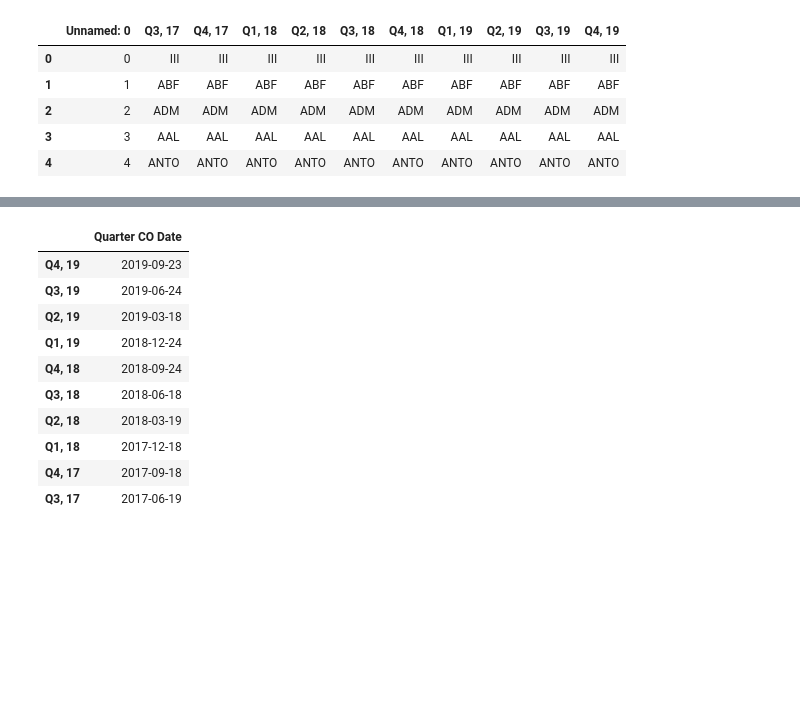
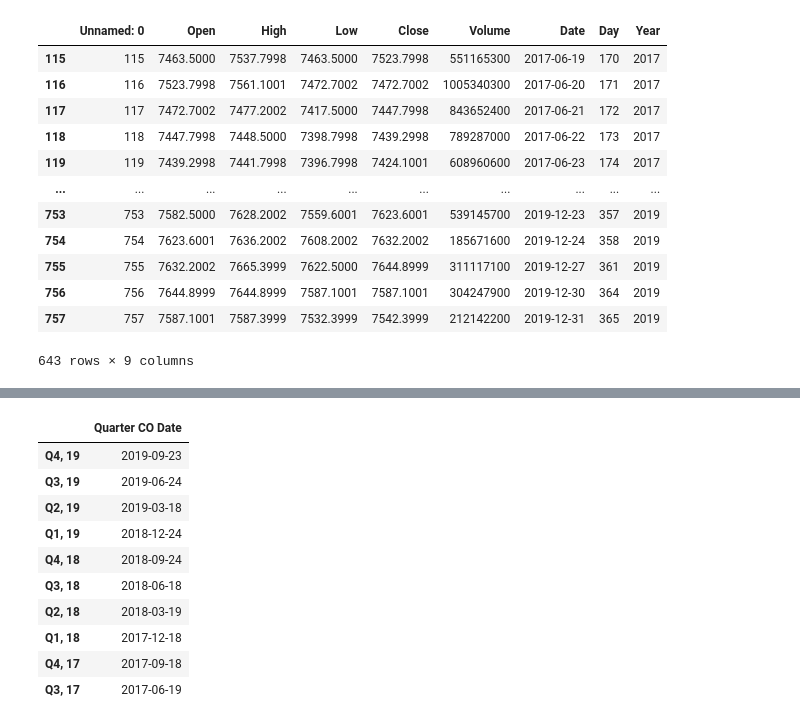
Before and after one commit to wmow/bloombergMDM, a Jupyter notebook: getIndexDivisor.ipynb, the cells around one changed output, grey strips where cells are left out. Saved outputs shown, nothing was run; the diff lists cells and outputs as text; code cells hidden in the pictures; blank space fills up the shorter version.

```diff
--- a/getIndexDivisor.ipynb
+++ b/getIndexDivisor.ipynb
@@ -8,18 +9,24 @@ warnings.simplefilter(action='ignore', category=FutureWarning)
 # %%
-freeFloats = pd.read_csv(r'extraCompanyDataFinal/freeFloatPercFinal.csv')
-sharesOutstanding = pd.read_csv(r'extraCompanyDataFinal/outstandingSharesFinal.csv')
+freeFloats = pd.read_csv(r'extraCompanyDataFinal/freeFloatBuffered.csv')
+sharesOutstanding = pd.read_csv(r'extraCompanyDataFinal/outSharesBuffered.csv')
 
 FTSE = pd.read_csv(r'FTSE17-20.csv')
 FTSE['Date'] = pd.to_datetime(FTSE['Date'])
-
+FTSE=FTSE[FTSE['Date'] > datetime.strptime('Jun 18, 2017', '%b %d, %Y').date()]
+FTSE=FTSE[FTSE['Date'] < datetime.strptime('Jan 01, 2020', '%b %d, %Y').date()]
 FTSEStocksEachQuarter = pd.read_csv(r'FTSEStocksEachQuarter.csv')
+FTSE
+# %% [output]
+|  | Unnamed: 0 | Open | High | Low | Close | Volume | Date | Day | Year |
+| 115 | 115 | 7463.5000 | 7537.7998 | 7463.5000 | 7523.7998 | 551165300 | 2017-06-19 | 170 | 2017 |
+| 116 | 116 | 7523.7998 | 7561.1001 | 7472.7002 | 7472.7002 | 1005340300 | 2017-06-20 | 171 | 2017 |
+| 117 | 117 | 7472.7002 | 7477.2002 | 7417.5000 | 7447.7998 | 843652400 | 2017-06-21 | 172 | 2017 |
+| 118 | 118 | 7447.7998 | 7448.5000 | 7398.7998 | 7439.2998 | 789287000 | 2017-06-22 | 173 | 2017 |
+| 119 | 119 | 7439.2998 | 7441.7998 | 7396.7998 | 7424.1001 | 608960600 | 2017-06-23 | 174 | 2017 |
+| ... | ... | ... | ... | ... | ... | ... | ... | ... | ... |
+| 753 | 753 | 7582.5000 | 7628.2002 | 7559.6001 | 7623.6001 | 539145700 | 2019-12-23 | 357 | 2019 |
+| 754 | 754 | 7623.6001 | 7636.2002 | 7608.2002 | 7632.2002 | 185671600 | 2019-12-24 | 358 | 2019 |
+| 755 | 755 | 7632.2002 | 7665.3999 | 7622.5000 | 7644.8999 | 311117100 | 2019-12-27 | 361 | 2019 |
+| 756 | 756 | 7644.8999 | 7644.8999 | 7587.1001 | 7587.1001 | 304247900 | 2019-12-30 | 364 | 2019 |
+| 757 | 757 | 7587.1001 | 7587.3999 | 7532.3999 | 7542.3999 | 212142200 | 2019-12-31 | 365 | 2019 |
+643 rows × 9 columns
-# %%
-freeFloats['AAL'][0]
-FTSEStocksEachQuarter.head()
-# %% [output]
-|  | Unnamed: 0 | Q3, 17 | Q4, 17 | Q1, 18 | Q2, 18 | Q3, 18 | Q4, 18 | Q1, 19 | Q2, 19 | Q3, 19 | Q4, 19 |
-| 0 | 0 | III | III | III | III | III | III | III | III | III | III |
-| 1 | 1 | ABF | ABF | ABF | ABF | ABF | ABF | ABF | ABF | ABF | ABF |
-| 2 | 2 | ADM | ADM | ADM | ADM | ADM | ADM | ADM | ADM | ADM | ADM |
-| 3 | 3 | AAL | AAL | AAL | AAL | AAL | AAL | AAL | AAL | AAL | AAL |
-| 4 | 4 | ANTO | ANTO | ANTO | ANTO | ANTO | ANTO | ANTO | ANTO | ANTO | ANTO |
```
Also changed, not shown: parts of 23 cells of this notebook, 5 other files.
